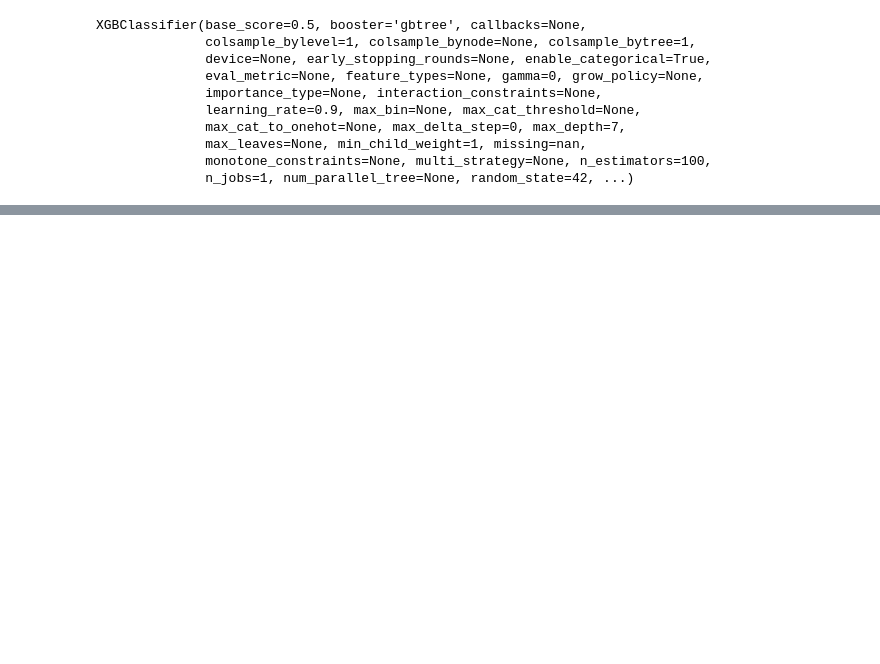
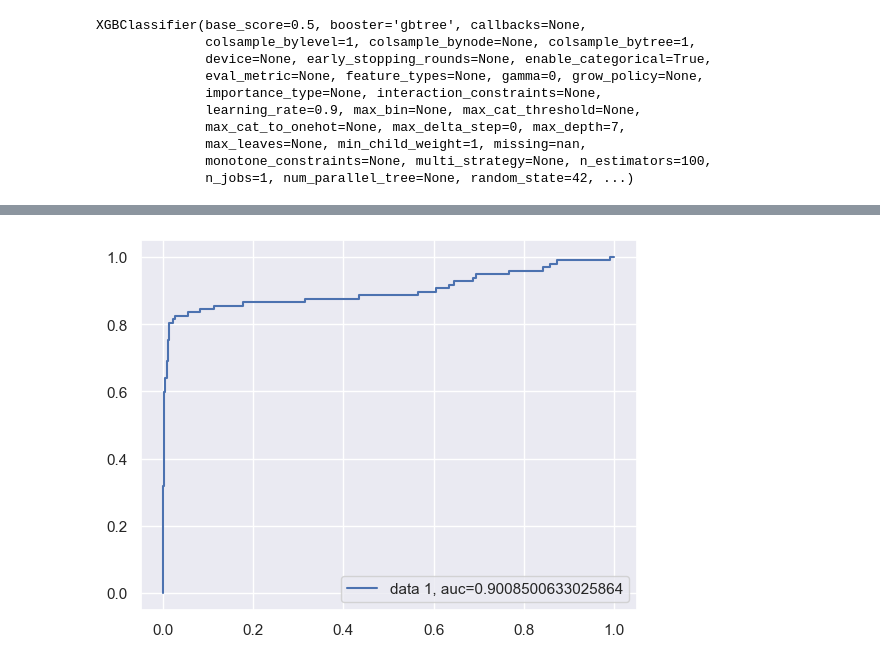
Before and after one commit to chuaqindi/sc1015-miniproject, a Jupyter notebook: xgboost.ipynb, the cells around one changed output, grey strips where cells are left out. Drawn from its saved outputs; the diff is of its cells as text; code cells hidden in the pictures; blank space fills up the shorter version.

```diff
--- a/xgboost.ipynb
+++ b/xgboost.ipynb
@@ -435,0 +437,10 @@ plot_importance(xgb.fit(X_train, y_train))
+# %%
+data_cat = data[['Area code','International plan','Voice mail plan']].columns.tolist()
+encoder = OneHotEncoder(sparse_output=False)
+encoded_test_data = encoder.fit_transform(data[data_cat])
+encoded_test_cat_df = pd.DataFrame(encoded_test_data,columns = encoder.get_feature_names_out(data_cat))
+churn_OHE = data
+churn_OHE = churn_OHE.drop(data_cat,axis = 1)
+churn_OHE = churn_OHE.drop('State',axis = 1)
+churn_OHE = pd.concat([churn_OHE, encoded_test_cat_df],axis = 1)
+print(f"Encoded data : \n{churn_OHE}")
@@ -435,0 +481,3 @@ plot_importance(xgb.fit(X_train, y_train))
+# %%
+x = churn_OHE.drop(['Churn'],axis = 1)
+y = churn_OHE['Churn']
@@ -435,0 +542,11 @@ plot_importance(xgb.fit(X_train, y_train))
+# %%
+# ROC AUC
+
+y_pred_proba = xgb.predict_proba(X_test)[::,1]
+fpr, tpr, _ = metrics.roc_curve(y_test,  y_pred_proba)
+auc = metrics.roc_auc_score(y_test, y_pred_proba)
+plt.plot(fpr,tpr,label="data 1, auc="+str(auc))
+plt.legend(loc=4)
+plt.show()
+# %% [output]
+[figure, added]
```
Also changed, not shown: parts of 19 cells of this notebook.
